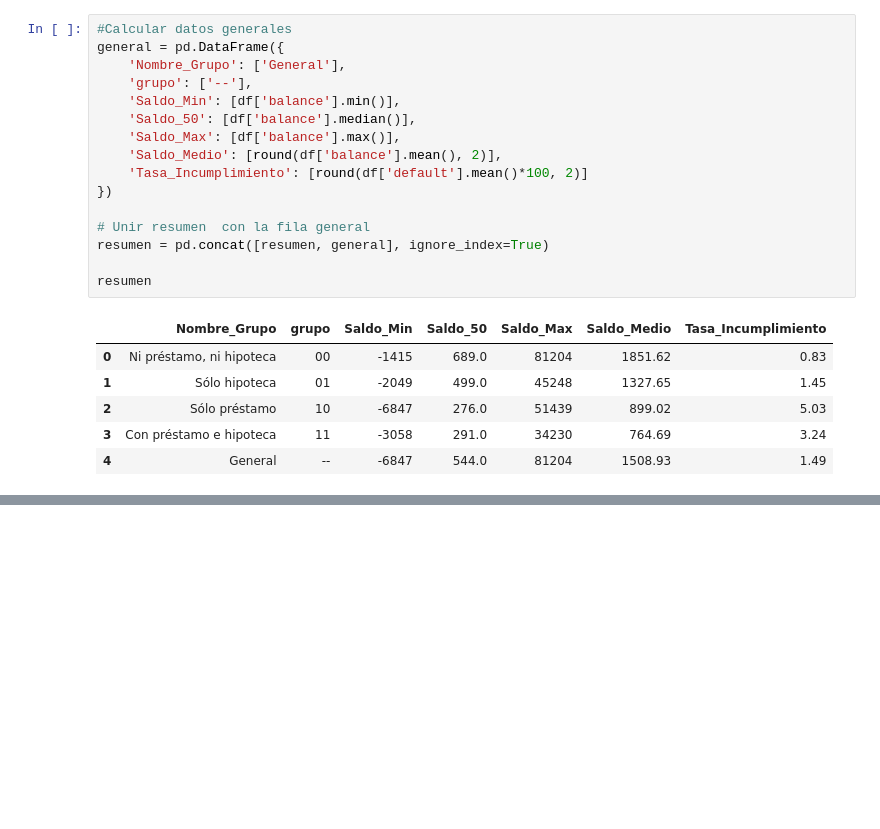
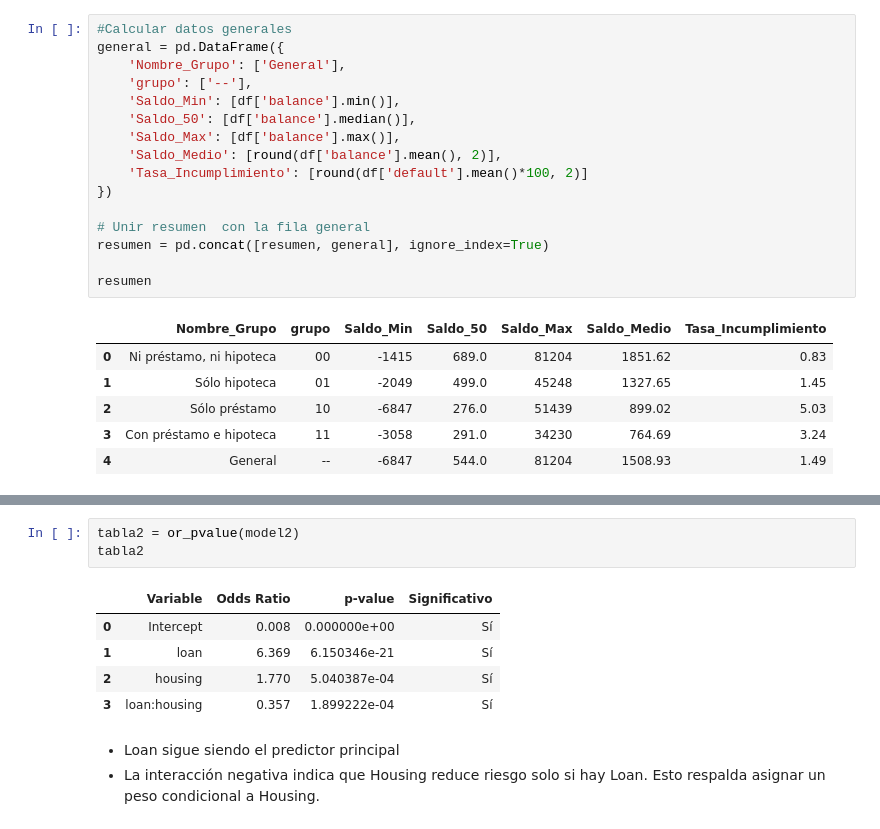
Before and after one commit to Lambda-14/Sim-Empresa, a Jupyter notebook: Equip_16/Borrador/Finanzas y riesgo crediticio/banca_22.09_finanzas.ipynb, the cells around one changed output, grey strips where cells are left out. Saved outputs shown, nothing was run; the diff lists cells and outputs as text; blank space fills up the shorter version.

```diff
--- a/Equip_16/Borrador/Finanzas y riesgo crediticio/banca_22.09_finanzas.ipynb
+++ b/Equip_16/Borrador/Finanzas y riesgo crediticio/banca_22.09_finanzas.ipynb
@@ -346,6 +347,18 @@ Logit Regression Results
 | loan | 1.8514 | 0.197 | 9.387 | 0.000 | 1.465 | 2.238 |
 | housing | 0.5707 | 0.164 | 3.479 | 0.001 | 0.249 | 0.892 |
 | loan:housing | -1.0309 | 0.276 | -3.732 | 0.000 | -1.572 | -0.490 |
+# %%
+tabla2 = or_pvalue(model2)
+tabla2
+# %% [output]
+|  | Variable | Odds Ratio | p-value | Significativo |
+| 0 | Intercept | 0.008 | 0.000000e+00 | Sí |
+| 1 | loan | 6.369 | 6.150346e-21 | Sí |
+| 2 | housing | 1.770 | 5.040387e-04 | Sí |
+| 3 | loan:housing | 0.357 | 1.899222e-04 | Sí |
+# %% [markdown]
+- Loan sigue siendo el predictor principal
+- La interacción negativa indica que Housing reduce riesgo solo si hay Loan. Esto respalda asignar un peso condicional a Housing.
 # %%
 # Modelo con interacción loan:housing y deposit
 model3 = smf.logit("default ~ loan + housing + loan:housing + deposit", data=df).fit()
```
Also changed, not shown: parts of 13 cells of this notebook.
